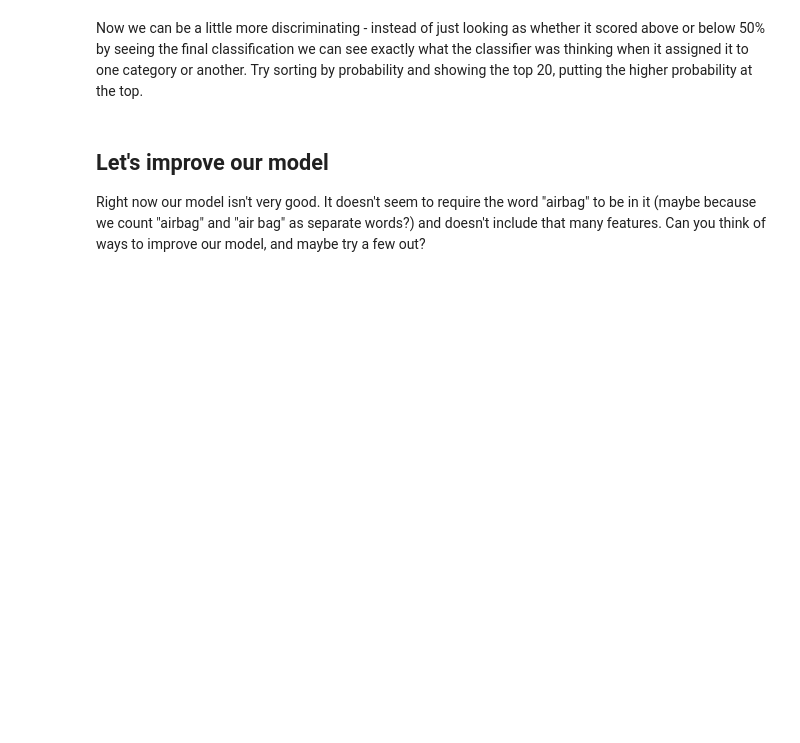
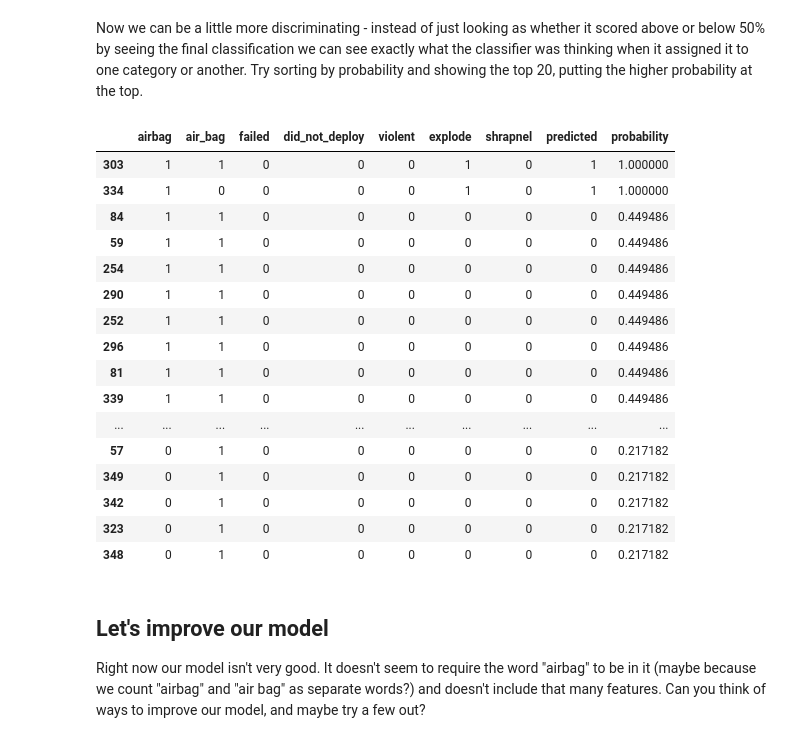
Before and after one commit to domhnallog/class_col_algorithms, a Jupyter notebook: 04-homework/04-homework-nyt-takata-odonnchadha.ipynb, the cells around one changed output. Drawn from its saved outputs; the diff is of its cells as text; code cells hidden in the pictures; blank space fills up the shorter version.

```diff
--- a/04-homework/04-homework-nyt-takata-odonnchadha.ipynb
+++ b/04-homework/04-homework-nyt-takata-odonnchadha.ipynb
@@ -78,3 +95,5 @@ When you're dealing with machine learning, one of the first things you'll need t
 We can't teach our classifier what a suspicious comment looks like if we don't have a list of suspicious complaints, right? Luckily, we have another dataset of labeled complaints!
 
 **Read in `sampled-labeled.csv`**
+# %%
+labeled_df = pd.read_csv("sources/sampled-labeled.csv")
@@ -179,0 +222,12 @@ train_df.head()
+# %%
+train_df = pd.DataFrame({
+    'is_suspicious': labeled_df.is_suspicious,
+    'airbag': labeled_df.CDESCR.str.contains("airbag", na=False, case=False).astype(int),
+    'air_bag': labeled_df.CDESCR.str.contains("air bag", na=False, case=False).astype(int),
+    'failed': labeled_df.CDESCR.str.contains("failed", na=False, case=False).astype(int),
+    'did_not_deploy': labeled_df.CDESCR.str.contains("did not deploy", na=False, case=False).astype(int),
+    'violent': labeled_df.CDESCR.str.contains("violent", na=False, case=False).astype(int),
+    'explode': labeled_df.CDESCR.str.contains("explode", na=False, case=False).astype(int),
+    'shrapnel': labeled_df.CDESCR.str.contains("shrapnel", na=False, case=False).astype(int)
+})
+train_df.sample(10)
@@ -198,5 +293,8 @@ Wait a second, I thought we had 350 rows? Where are the rest?
 Yup, it looks like we're missing a LOT of labels. Classifiers hate missing data - both missing labels _and_ missing features - so we might as well remove any row that's missing any data.
 
 * **Tip:** If you use `.dropna()`, it will drop any rows that have `NaN` in them.
+# %%
+train_df = train_df.dropna(axis=0, how='any')
+train_df.is_suspicious = train_df.is_suspicious.astype(int)
 # %% [markdown]
 After dropping the missing rows, double-check that your dataframe is the size you expect.
@@ -350,3 +585,6 @@ Now when we give the model a test, it hasn't seen the answers already!
 
 * Use `clf.fit` to train on the training sample
 * Use `clf.score` to score on the testing sample
+# %%
+clf.fit(X_train, y_train)
+clf.score(X_test, y_test)
@@ -429,5 +689,25 @@ X_with_predictions.head()
 # %% [markdown]
 Now we can be a little more discriminating - instead of just looking as whether it scored above or below 50% by seeing the final classification we can see exactly what the classifier was thinking when it assigned it to one category or another. Try sorting by probability and showing the top 20, putting the higher probability at the top.
+# %%
+X_with_predictions.sort_values('probability', ascending=False).head(20)
+# %% [output]
+|  | airbag | air_bag | failed | did_not_deploy | violent | explode | shrapnel | predicted | probability |
+| 303 | 1 | 1 | 0 | 0 | 0 | 1 | 0 | 1 | 1.000000 |
+| 334 | 1 | 0 | 0 | 0 | 0 | 1 | 0 | 1 | 1.000000 |
+| 84 | 1 | 1 | 0 | 0 | 0 | 0 | 0 | 0 | 0.449486 |
+| 59 | 1 | 1 | 0 | 0 | 0 | 0 | 0 | 0 | 0.449486 |
+| 254 | 1 | 1 | 0 | 0 | 0 | 0 | 0 | 0 | 0.449486 |
+| 290 | 1 | 1 | 0 | 0 | 0 | 0 | 0 | 0 | 0.449486 |
+| 252 | 1 | 1 | 0 | 0 | 0 | 0 | 0 | 0 | 0.449486 |
+| 296 | 1 | 1 | 0 | 0 | 0 | 0 | 0 | 0 | 0.449486 |
+| 81 | 1 | 1 | 0 | 0 | 0 | 0 | 0 | 0 | 0.449486 |
+| 339 | 1 | 1 | 0 | 0 | 0 | 0 | 0 | 0 | 0.449486 |
+| ... | ... | ... | ... | ... | ... | ... | ... | ... | ... |
+| 57 | 0 | 1 | 0 | 0 | 0 | 0 | 0 | 0 | 0.217182 |
+| 349 | 0 | 1 | 0 | 0 | 0 | 0 | 0 | 0 | 0.217182 |
+| 342 | 0 | 1 | 0 | 0 | 0 | 0 | 0 | 0 | 0.217182 |
+| 323 | 0 | 1 | 0 | 0 | 0 | 0 | 0 | 0 | 0.217182 |
+| 348 | 0 | 1 | 0 | 0 | 0 | 0 | 0 | 0 | 0.217182 |
 # %% [markdown]
 ## Let's improve our model
 
```
Also changed, not shown: parts of 52 cells of this notebook, 2 other files.
